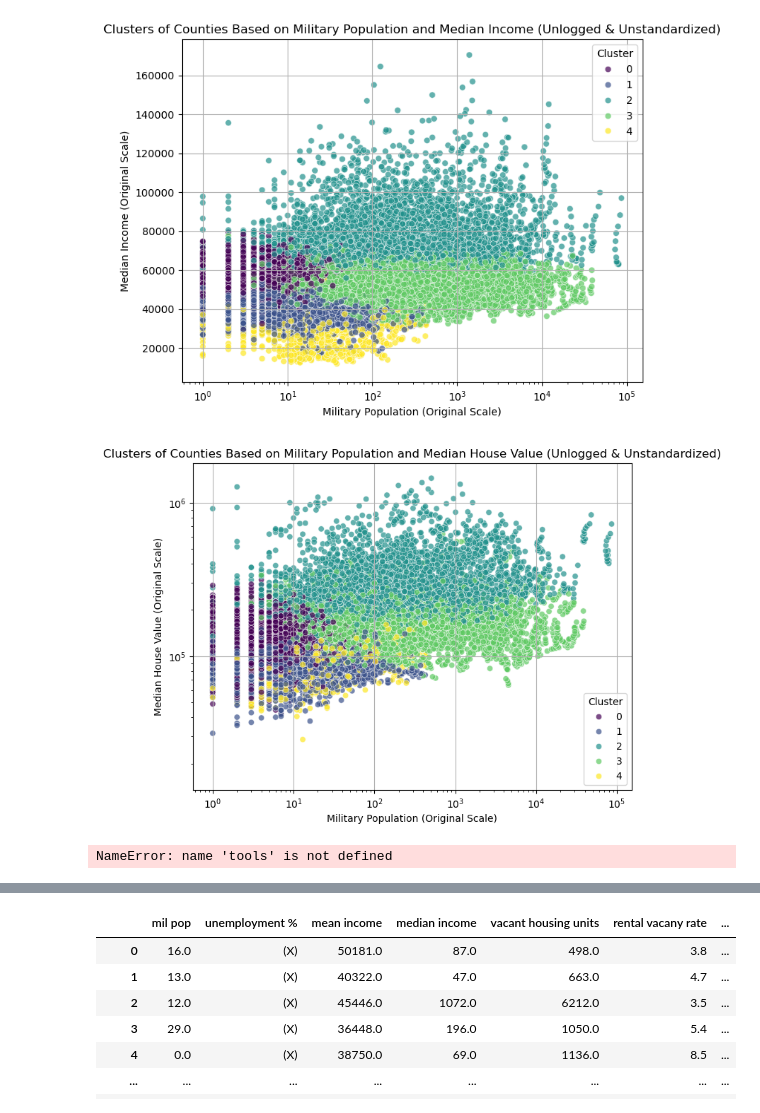
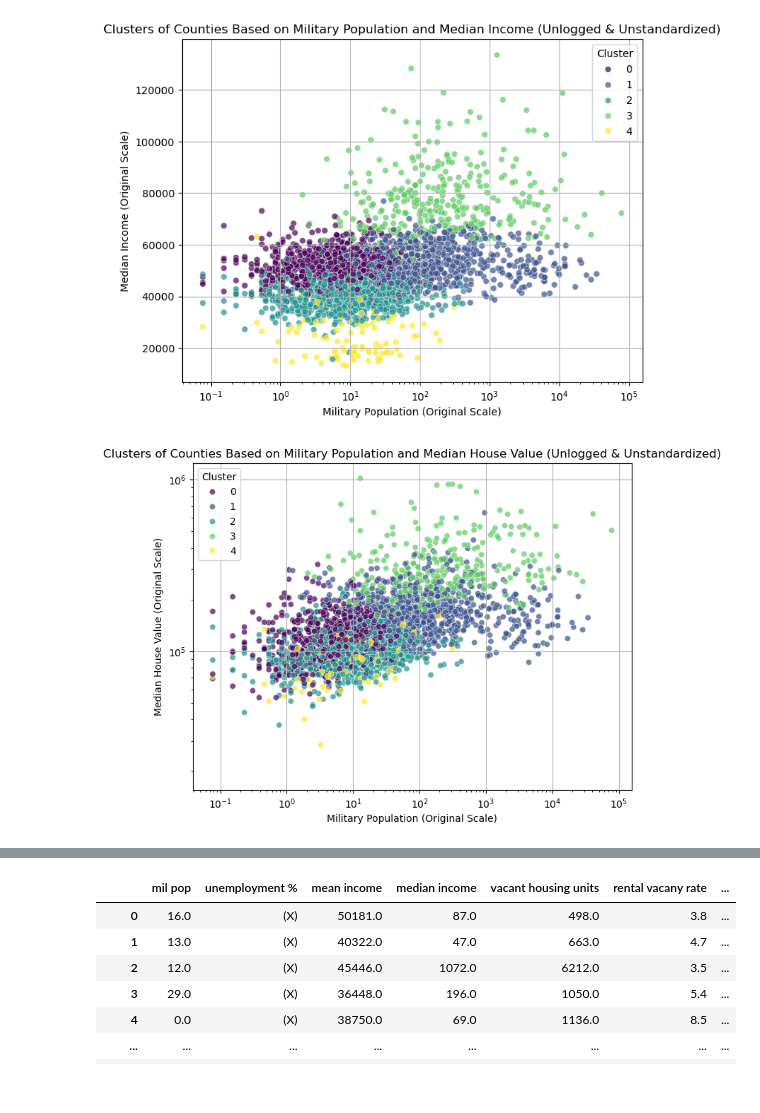
Before and after one commit to kellerl7/Milestone_2, a Jupyter notebook: Unsupervised_Learning/Unsupervised_Learning.ipynb, the cells around one changed output, grey strips where cells are left out. Drawn from its saved outputs; the diff is of its cells as text; code cells hidden in the pictures.

```diff
--- a/Unsupervised_Learning/Unsupervised_Learning.ipynb
+++ b/Unsupervised_Learning/Unsupervised_Learning.ipynb
@@ -7,6 +7,10 @@ file_path = r"c:\Users\Ankit\Documents\Milestone II project\Milestone_2\Data\cle
 # Read the CSV file into a DataFrame
 df = pd.read_csv(file_path)
 
+
+
+df = df.groupby("NAME").mean(numeric_only=True).reset_index()
+
 # Display the first few rows
 print(df.head())
 
@@ -257,37 +256,30 @@ plt.show()
 # %%
 # Reverse standardization for median income using original mean and std from StandardScaler
 df_scaled["median income_unscaled"] = (df_scaled["median income"] * scaler.scale_[features_to_scale.index("median income")]) + scaler.mean_[features_to_scale.index("median income")]
 
 # Scatter plot for Military Population vs. Median Income with clusters (Unlogged and Unstandardized)
 plt.figure(figsize=(8, 6))
 sns.scatterplot(x=df_scaled["mil pop_unlog"], y=df_scaled["median income_unscaled"], hue=df_scaled["Cluster"], palette="viridis", alpha=0.7)
 plt.xlabel("Military Population (Original Scale)")
 plt.ylabel("Median Income (Original Scale)")
 plt.title("Clusters of Counties Based on Military Population and Median Income (Unlogged & Unstandardized)")
 plt.legend(title="Cluster")
 plt.grid(True)
 plt.xscale("log")  # Log scale for better visualization
 plt.show()
 
 # Scatter plot for Military Population vs. Median House Value with clusters (Unlogged and Unstandardized)
 plt.figure(figsize=(8, 6))
 sns.scatterplot(x=df_scaled["mil pop_unlog"], y=df_scaled["median house value_unlog"], hue=df_scaled["Cluster"], palette="viridis", alpha=0.7)
 plt.xlabel("Military Population (Original Scale)")
 plt.ylabel("Median House Value (Original Scale)")
 plt.title("Clusters of Counties Based on Military Population and Median House Value (Unlogged & Unstandardized)")
 plt.legend(title="Cluster")
 plt.grid(True)
 plt.xscale("log")  # Log scale for better visualization
 plt.yscale("log")  # Log scale for better visualization
 plt.show()
-
-# Display the clustered counties with untransformed values
-tools.display_dataframe_to_user(
-    name="Clustered Counties with Original Values",
-    dataframe=df_scaled[["NAME", "Cluster", "mil pop_unlog", "median income_unscaled", "median house value_unlog"]]
-)
 # %% [output]
-[figure, old version]
+[figure, new version]
-[figure, old version]
+[figure, new version]
-NameError: name 'tools' is not defined
 # %%
```
Also changed, not shown: parts of 10 cells of this notebook.
